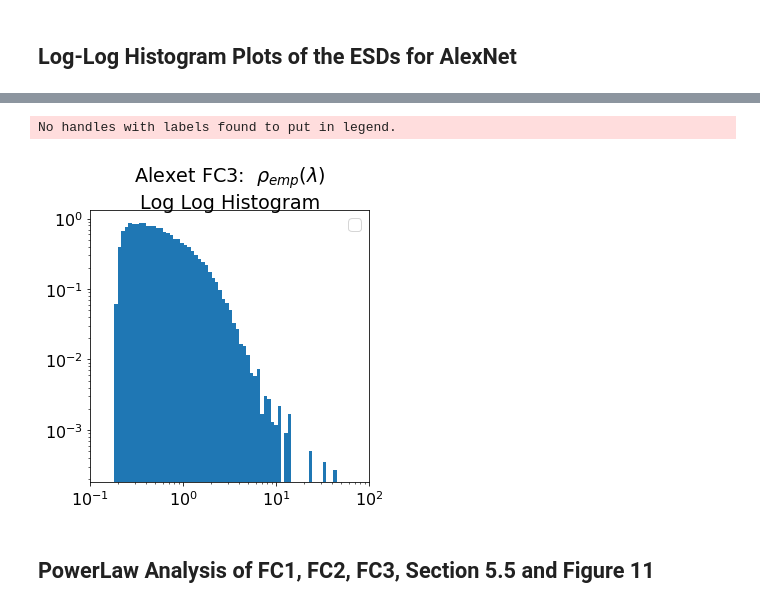
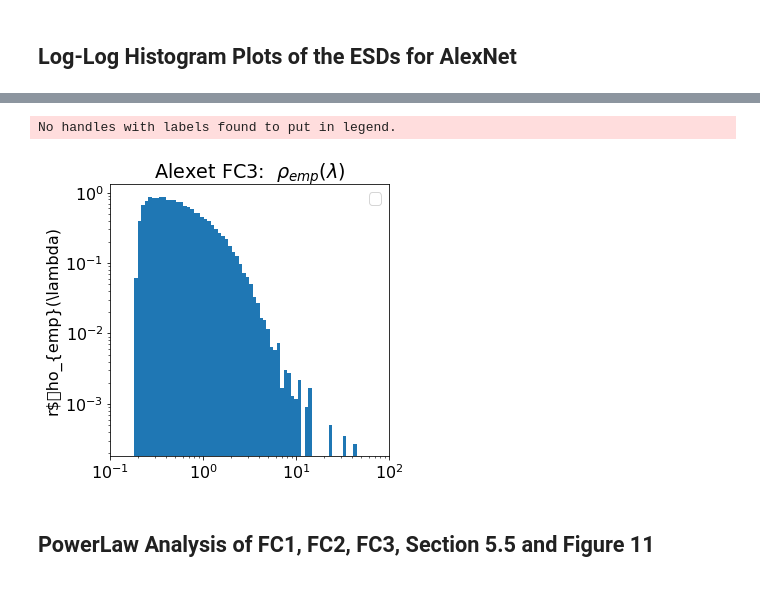
Before and after one commit to CalculatedContent/ImplicitSelfRegularization, a Jupyter notebook: AlexNet-pytorch.ipynb, the cells around one changed output, grey strips where cells are left out. Saved outputs shown, nothing was run; the diff lists cells and outputs as text; code cells hidden in the pictures.

```diff
--- a/AlexNet-pytorch.ipynb
+++ b/AlexNet-pytorch.ipynb
@@ -240,14 +244,15 @@ No handles with labels found to put in legend.
 # %%
 bins = np.logspace(np.log10(np.min(evals_FC3)), np.log10(np.max(evals_FC3)), num=100)
 plt.hist(evals_FC3, bins=bins, density=True, log=True);
 plt.xscale('log')
-plt.title(r"Alexet FC3:  $\rho_{emp}(\lambda)$"+"\n"+"Log Log Histogram")
+plt.title(r"Alexet FC3:  $\rho_{emp}(\lambda)$")
+plt.ylabel("r$\rho_{emp}(\lambda)")
 plt.legend()
 plt.xlim(0.1, 100)
 plt.savefig("img/alexnet-log-log-fc3.png")
 # %% [output]
 No handles with labels found to put in legend.
-[figure, old version]
+[figure, new version]
 # %% [markdown]
 ## PowerLaw Analysis of FC1, FC2, FC3,  Section 5.5 and Figure 11
 # %% [markdown]
```
Also changed, not shown: parts of 6 cells of this notebook, 3 other files.
